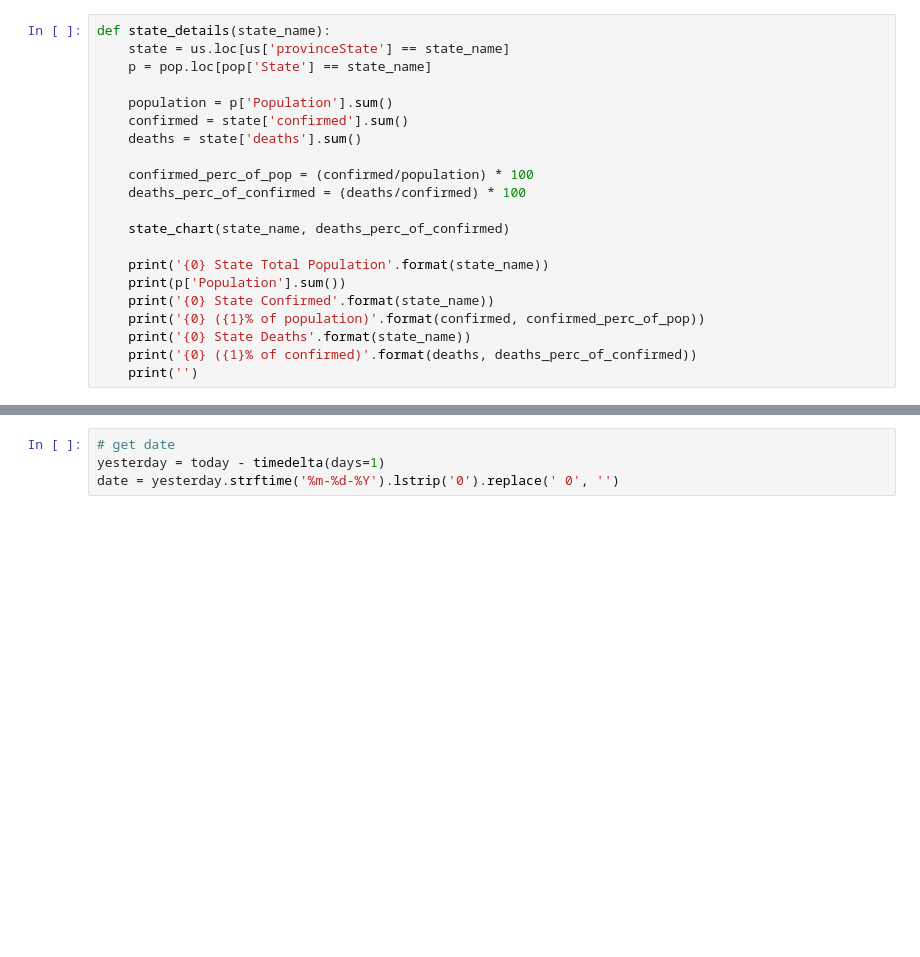
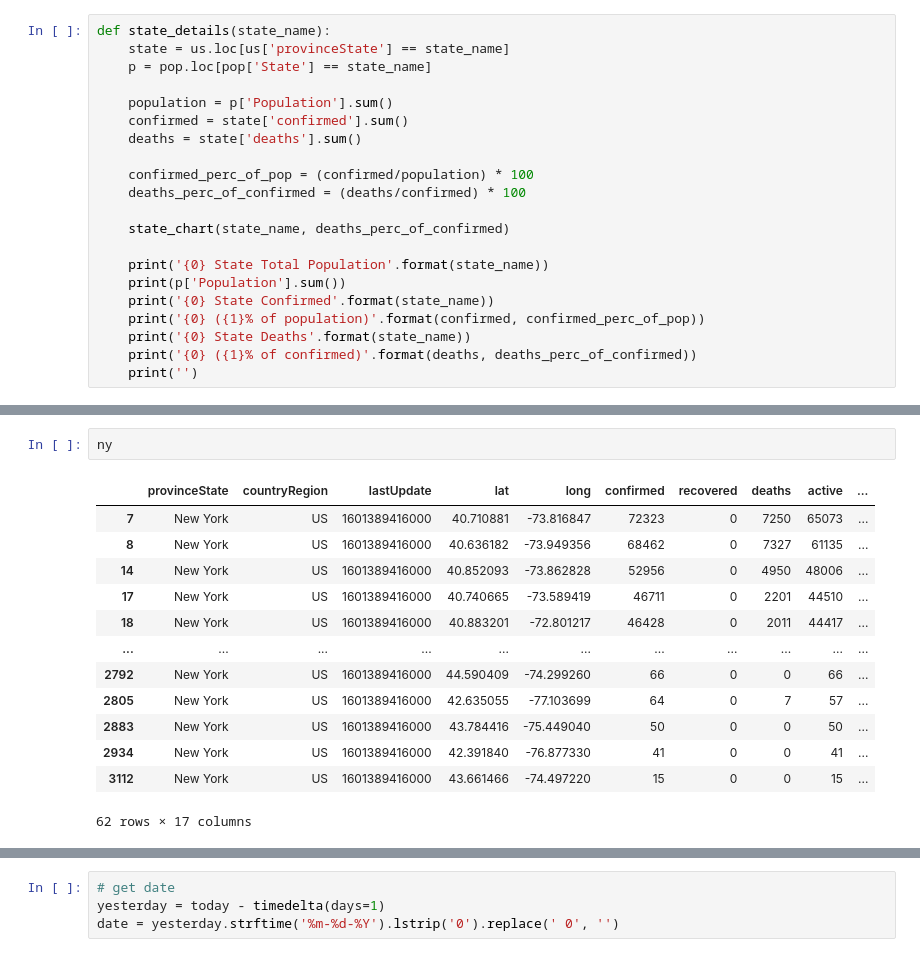
Before and after one commit to mimiflynn/covid-data, a Jupyter notebook: covid_jhu_csse.ipynb, the cells around one changed output, grey strips where cells are left out. Drawn from its saved outputs; the diff is of its cells as text; blank space fills up the shorter version.

```diff
--- a/covid_jhu_csse.ipynb
+++ b/covid_jhu_csse.ipynb
@@ -145,0 +152,16 @@ Philippines Deaths
+# %%
+ny
+# %% [output]
+|  | provinceState | countryRegion | lastUpdate | lat | long | confirmed | recovered | deaths | active | ... |
+| 7 | New York | US | 1601389416000 | 40.710881 | -73.816847 | 72323 | 0 | 7250 | 65073 | ... |
+| 8 | New York | US | 1601389416000 | 40.636182 | -73.949356 | 68462 | 0 | 7327 | 61135 | ... |
+| 14 | New York | US | 1601389416000 | 40.852093 | -73.862828 | 52956 | 0 | 4950 | 48006 | ... |
+| 17 | New York | US | 1601389416000 | 40.740665 | -73.589419 | 46711 | 0 | 2201 | 44510 | ... |
+| 18 | New York | US | 1601389416000 | 40.883201 | -72.801217 | 46428 | 0 | 2011 | 44417 | ... |
+| ... | ... | ... | ... | ... | ... | ... | ... | ... | ... | ... |
+| 2792 | New York | US | 1601389416000 | 44.590409 | -74.299260 | 66 | 0 | 0 | 66 | ... |
+| 2805 | New York | US | 1601389416000 | 42.635055 | -77.103699 | 64 | 0 | 7 | 57 | ... |
+| 2883 | New York | US | 1601389416000 | 43.784416 | -75.449040 | 50 | 0 | 0 | 50 | ... |
+| 2934 | New York | US | 1601389416000 | 42.391840 | -76.877330 | 41 | 0 | 0 | 41 | ... |
+| 3112 | New York | US | 1601389416000 | 43.661466 | -74.497220 | 15 | 0 | 0 | 15 | ... |
+62 rows × 17 columns
```
Also changed, not shown: parts of 12 cells of this notebook.
